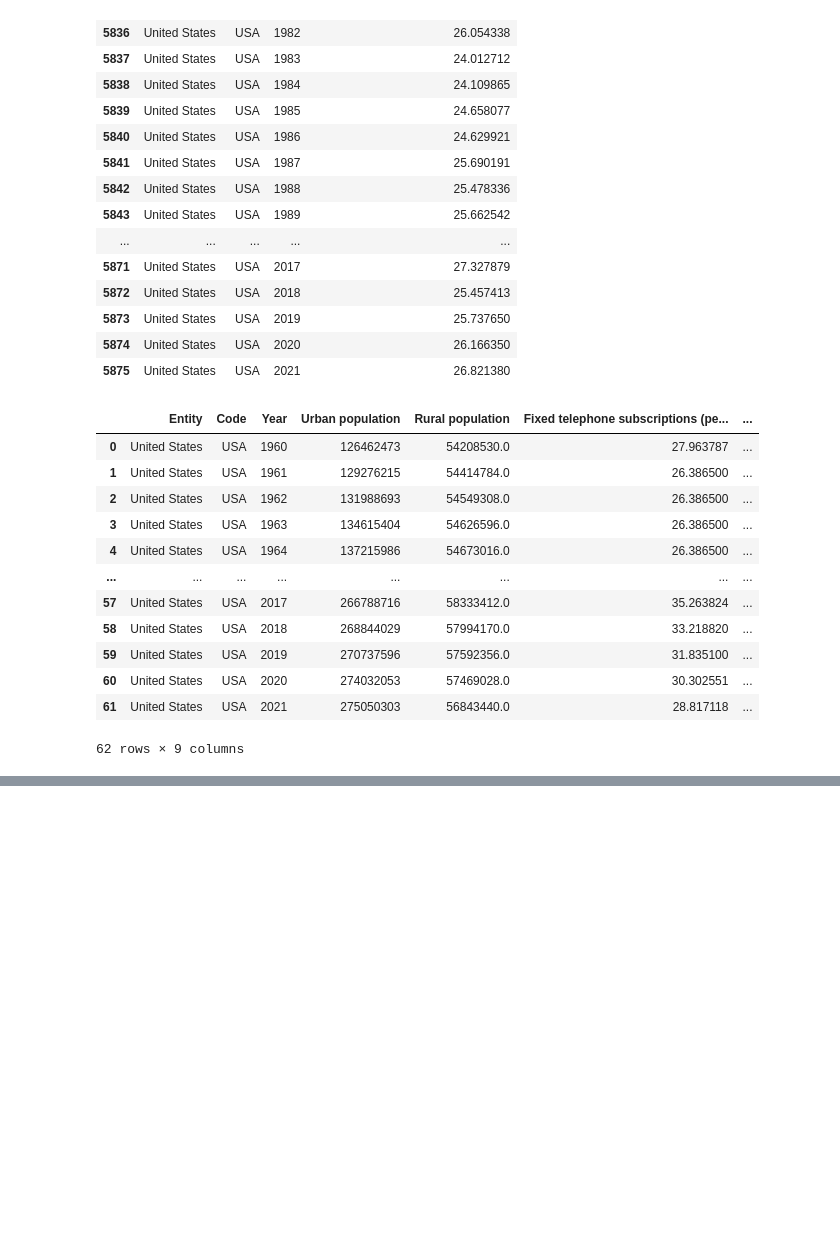
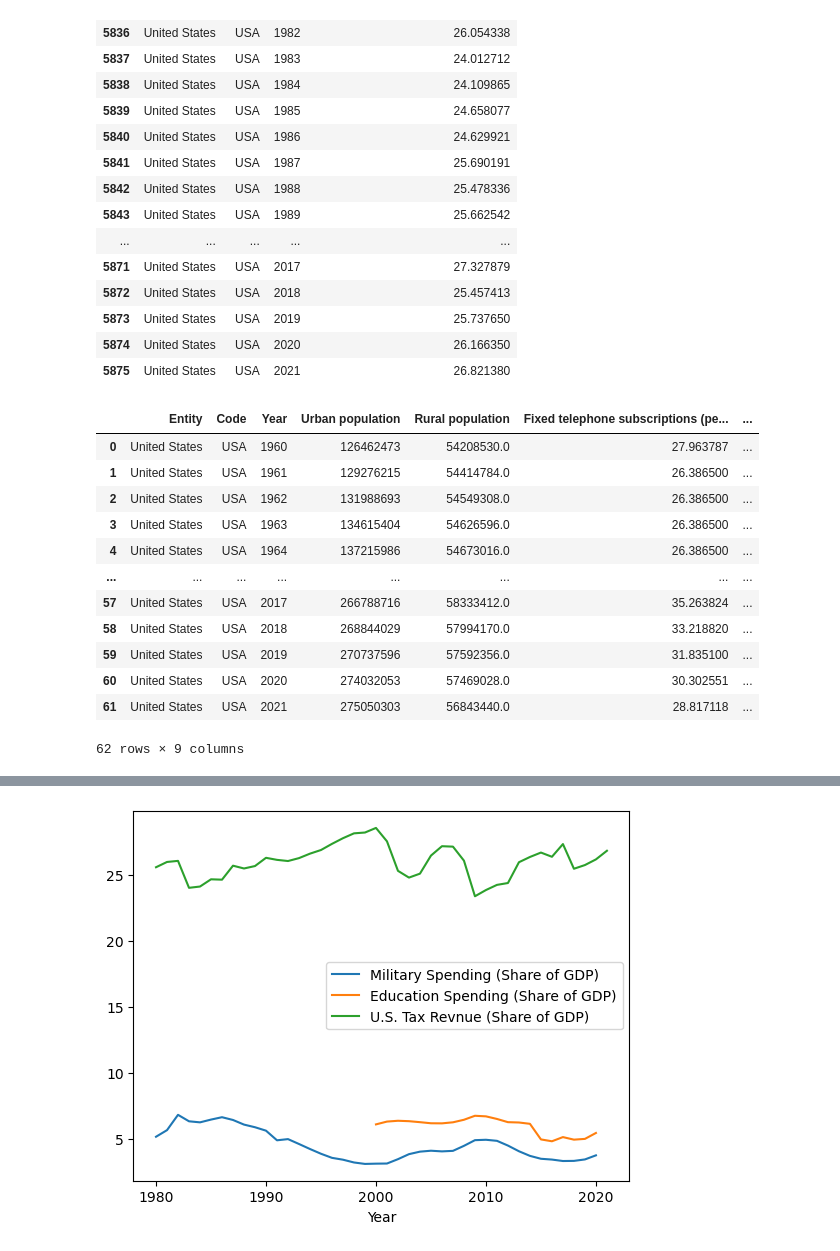
Before and after one commit to Theoceanisfull/Case_Study_Military_Spending_And_Economic_Output_Relationship, a Jupyter notebook: Data_cleaning.ipynb, the cells around one changed output, grey strips where cells are left out. Saved outputs shown, nothing was run; the diff lists cells and outputs as text; code cells hidden in the pictures; blank space fills up the shorter version.

```diff
--- a/Data_cleaning.ipynb
+++ b/Data_cleaning.ipynb
@@ -177,0 +211,4 @@ plt.show()
+# %%
+columns_of_interest2 = ['U.S. Tax Revnue (Share of GDP)', 'Military Spending (Share of GDP)', 'GDP Per Capita (Adjusted)', 'Education Spending (Share of GDP)', 'Year']
+df_eda = df_project_2[columns_of_interest2]
+df_eda.T
@@ -177,0 +223,9 @@ plt.show()
+# %%
+# Plot each data set
+df_eda.plot(x='Year', y=['Military Spending (Share of GDP)', 'Education Spending (Share of GDP)', 'U.S. Tax Revnue (Share of GDP)'])
+# Add legend
+#ax.legend()
+# Show the plot
+plt.show()
+# %% [output]
+[figure, added]
```
Also changed, not shown: parts of 8 cells of this notebook, 2 other files.
